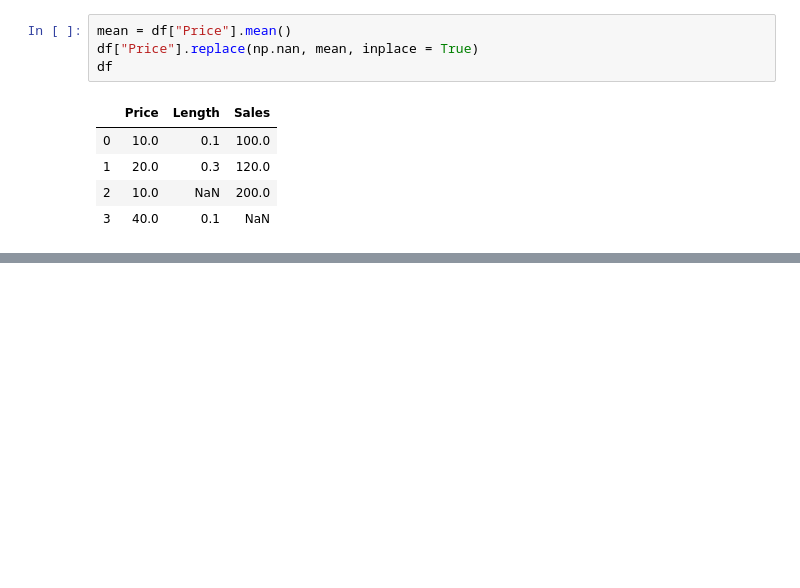
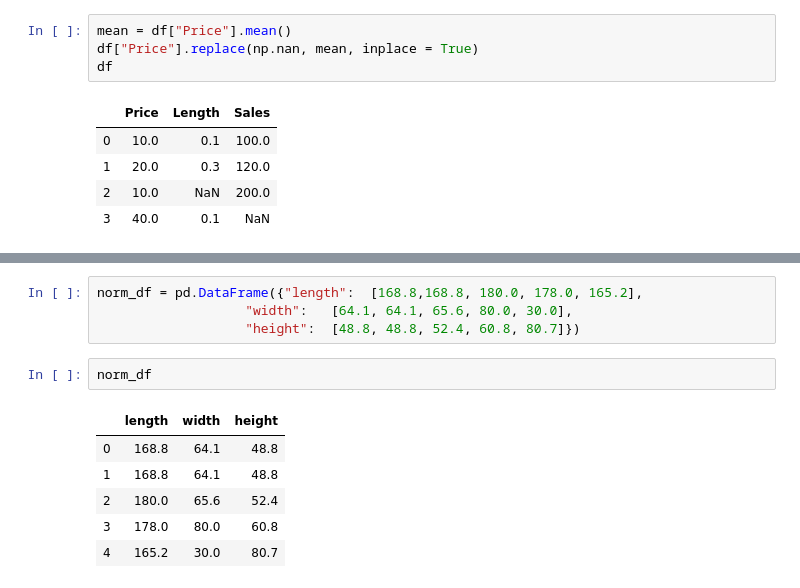
Before and after one commit to hahafael/IBM-s_data_science_course, a Jupyter notebook: Module 2 - Data Wrangling.ipynb, the cells around one changed output, grey strips where cells are left out. Cells and saved outputs as stored; diff of their text form; blank space fills up the shorter version.

```diff
--- a/Module 2 - Data Wrangling.ipynb
+++ b/Module 2 - Data Wrangling.ipynb
@@ -169,0 +224,13 @@ df
+# %%
+norm_df = pd.DataFrame({"length":  [168.8,168.8, 180.0, 178.0, 165.2],
+                   "width":   [64.1, 64.1, 65.6, 80.0, 30.0],
+                   "height":  [48.8, 48.8, 52.4, 60.8, 80.7]})
+# %%
+norm_df
+# %% [output]
+|  | length | width | height |
+| 0 | 168.8 | 64.1 | 48.8 |
+| 1 | 168.8 | 64.1 | 48.8 |
+| 2 | 180.0 | 65.6 | 52.4 |
+| 3 | 178.0 | 80.0 | 60.8 |
+| 4 | 165.2 | 30.0 | 80.7 |
```
Also changed, not shown: parts of 11 cells of this notebook.
